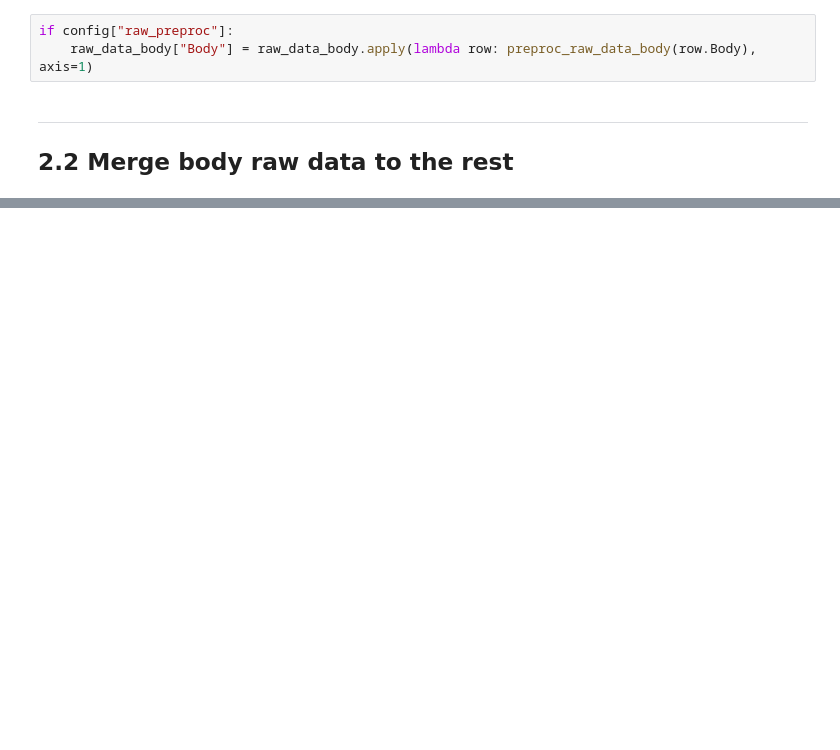
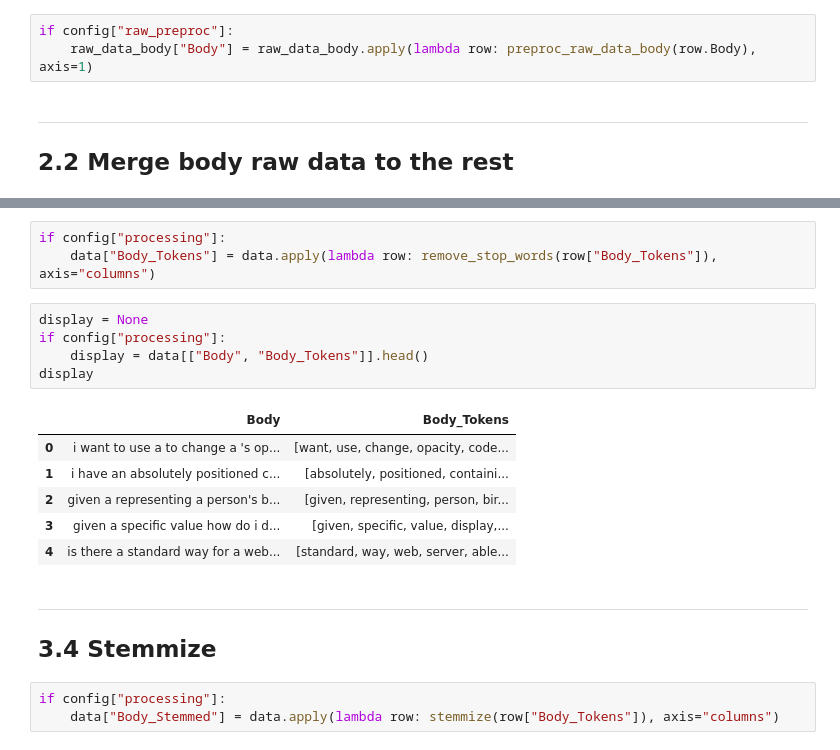
Before and after one commit to curiousmindflow/oc-ml-p5, a Jupyter notebook: preparation.ipynb, the cells around one changed output, grey strips where cells are left out. Drawn from its saved outputs; the diff is of its cells as text; blank space fills up the shorter version.

```diff
--- a/preparation.ipynb
+++ b/preparation.ipynb
@@ -73,0 +225,21 @@ raw_data.head(100)
+# %%
+if config["processing"]:
+    data["Body_Tokens"] = data.apply(lambda row: remove_stop_words(row["Body_Tokens"]), axis="columns")
+# %%
+display = None
+if config["processing"]:
+    display = data[["Body", "Body_Tokens"]].head()
+display
+# %% [output]
+|  | Body | Body_Tokens |
+| 0 | i want to use a to change a 's op... | [want, use, change, opacity, code... |
+| 1 | i have an absolutely positioned c... | [absolutely, positioned, containi... |
+| 2 | given a representing a person's b... | [given, representing, person, bir... |
+| 3 | given a specific value how do i d... | [given, specific, value, display,... |
+| 4 | is there a standard way for a web... | [standard, way, web, server, able... |
+# %% [markdown]
+***
+## 3.4 Stemmize
+# %%
+if config["processing"]:
+    data["Body_Stemmed"] = data.apply(lambda row: stemmize(row["Body_Tokens"]), axis="columns")
```
Also changed, not shown: parts of 48 cells of this notebook, 1 other file.
